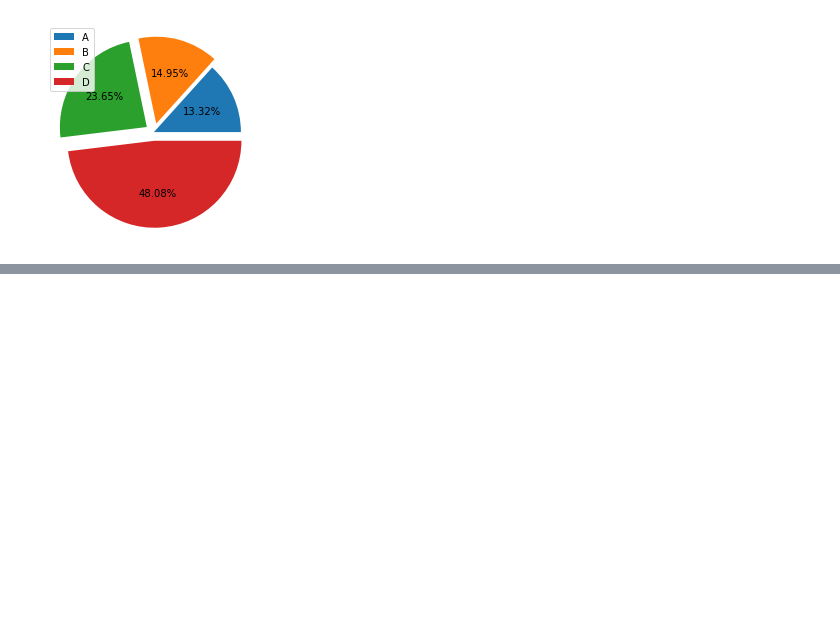
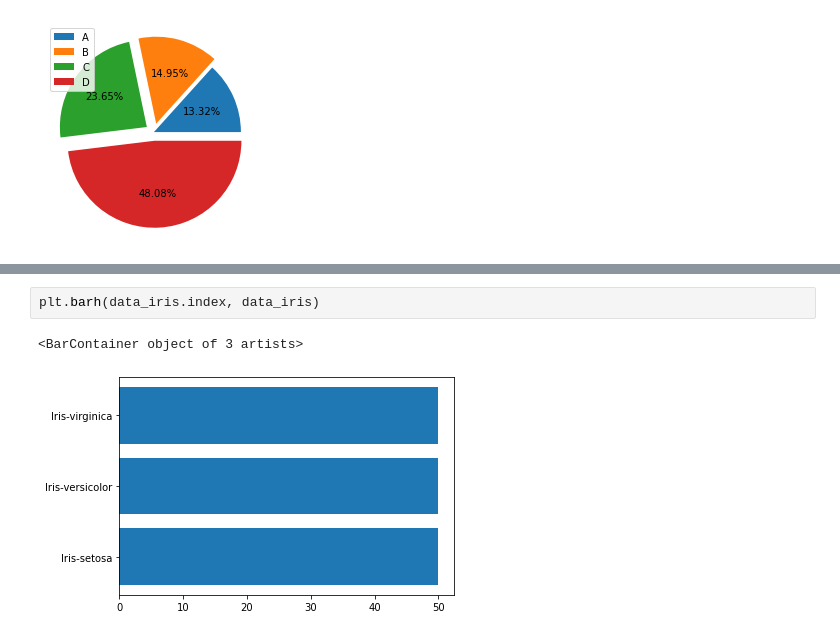
Before and after one commit to lmoreno98/100DaysOfCode, a Jupyter notebook: Python_Practice_guide/Matplotlib.ipynb, the cells around one changed output, grey strips where cells are left out. Drawn from its saved outputs; the diff is of its cells as text; blank space fills up the shorter version.

```diff
--- a/Python_Practice_guide/Matplotlib.ipynb
+++ b/Python_Practice_guide/Matplotlib.ipynb
@@ -368,0 +405,5 @@ plt.legend(data.index, loc = "upper left")
+# %%
+plt.barh(data_iris.index, data_iris)
+# %% [output]
+<BarContainer object of 3 artists>
+[figure, added]
```
Also changed, not shown: parts of 32 cells of this notebook.
